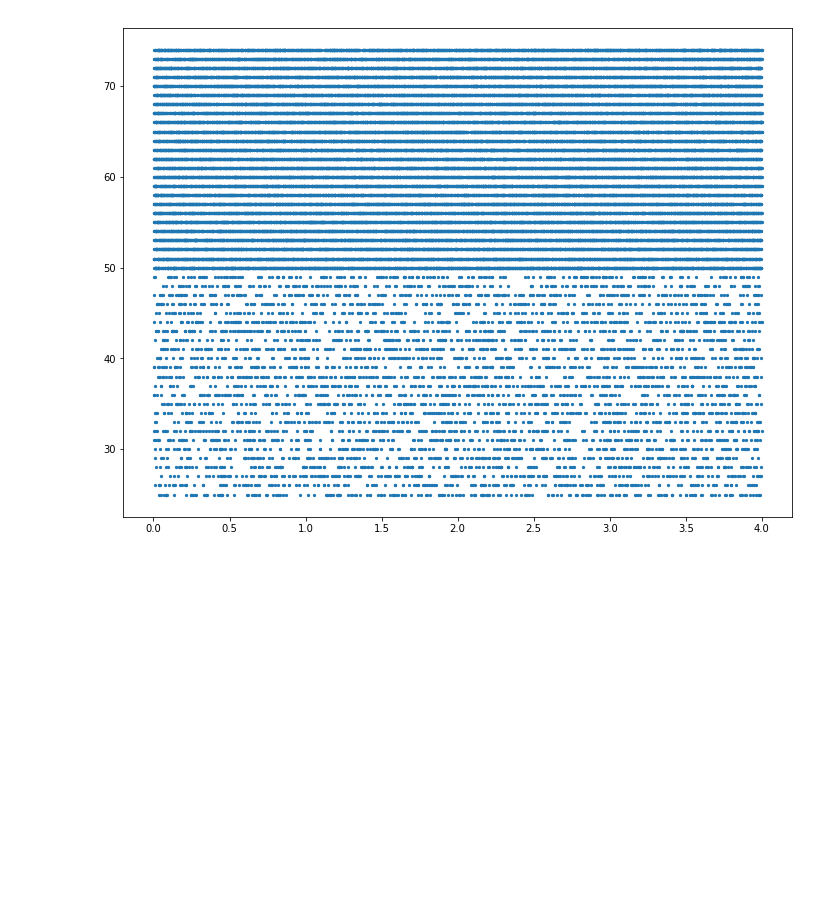
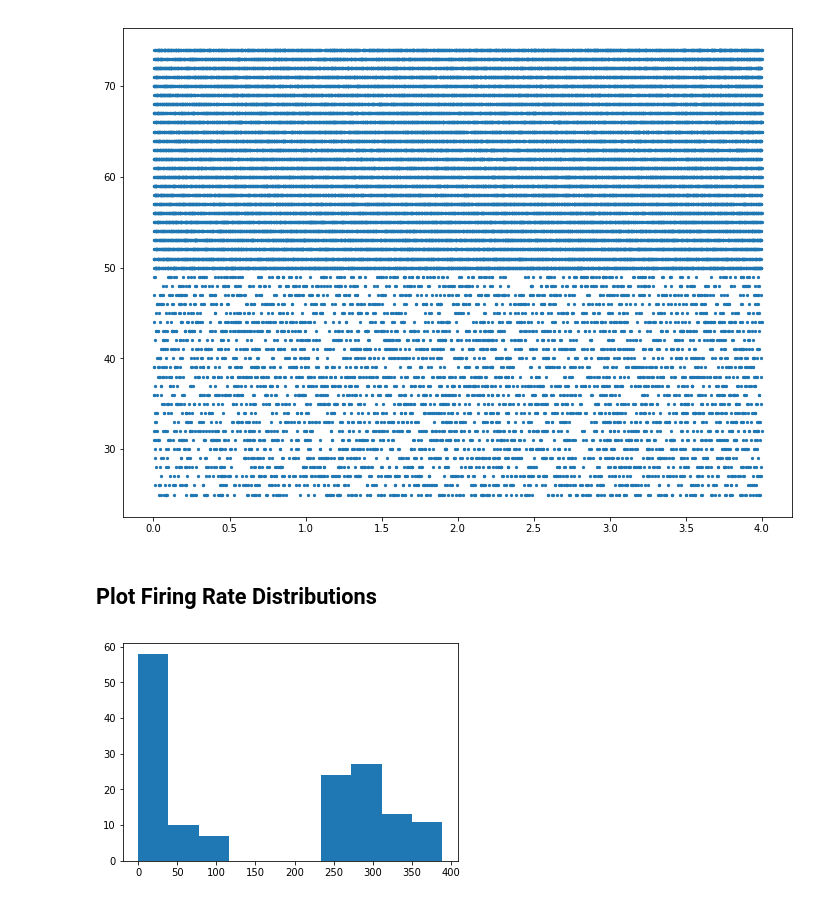
Before and after one commit to elliotelliot/MySpikingNetworks, a Jupyter notebook: SimplePlots.ipynb, the cells around one changed output. Saved outputs shown, nothing was run; the diff lists cells and outputs as text; code cells hidden in the pictures; blank space fills up the shorter version.

```diff
--- a/SimplePlots.ipynb
+++ b/SimplePlots.ipynb
@@ -65,3 +74,14 @@ plt.scatter(input2_df["times"][mask], input2_df["ids"][mask], s=5)
 plt.show()
 # %% [output]
 [figure]
+# %% [markdown]
+## Plot Firing Rate Distributions
+# %%
+numinhneurons = (5*5*2*3)
+inhfrs_stim1 = np.bincount(stim1_df["ids"].values, minlength=numinhneurons)
+inhfrs_stim2 = np.bincount(stim2_df["ids"].values, minlength=numinhneurons)
+# %%
+plt.hist(inhfrs_stim1)
+plt.show()
+# %% [output]
+[figure, added]
```
Also changed, not shown: parts of 15 cells of this notebook.
